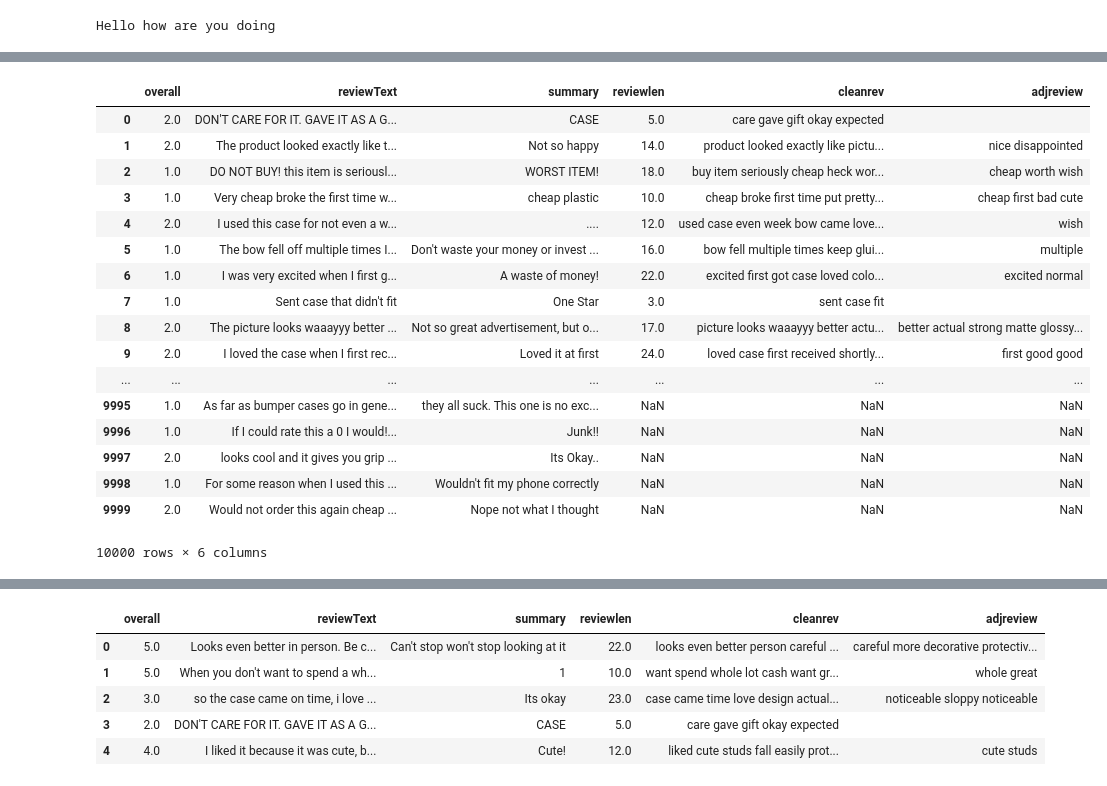
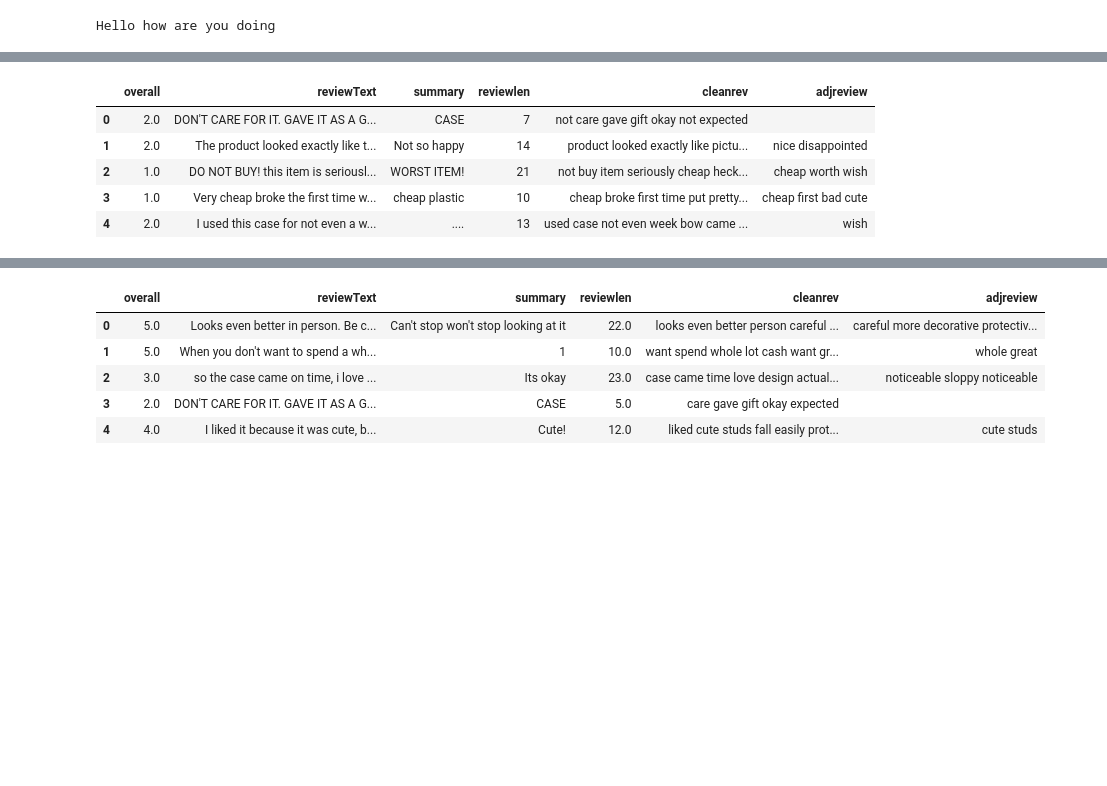
Before and after one commit to tapariaankit/SentimentAnalysis, a Jupyter notebook: ReviewAnalysis.ipynb, the cells around one changed output, grey strips where cells are left out. Cells and saved outputs as stored; diff of their text form; code cells hidden in the pictures; blank space fills up the shorter version.

```diff
--- a/ReviewAnalysis.ipynb
+++ b/ReviewAnalysis.ipynb
@@ -1,9 +1,11 @@
 # %%
 import nltk
-tokens = nltk.word_tokenize("DON'T CARE FOR IT. GAVE IT AS A GIFT AND THEY WERE OKAY WITH IT. JUST NOT WHAT I EXPECTED")
+tokens = nltk.word_tokenize(":)")
 print(nltk.pos_tag(tokens))
 
 pos = pd.DataFrame(pos_tag(tokens))
-pos = " ".join(list(pos[pos[1].str.contains("JJ")].iloc[:,0]))
+pos = " ".join(list(pos[pos[1].str.contains("JJ")].iloc[:,0])).split(" ")
+l2 = ["i","you","me"]
+pos = [x for x in pos if x not in l2]
 pos
 # %% [output]
@@ -94,8 +96,8 @@ df['overall'].value_counts()
 2.0     57153
 Name: overall, dtype: int64
 # %%
-df_negative_reviews = df[df['overall']<3].iloc[:10000]
-df_positive_reviews = df[df['overall']>3].iloc[:10000]
+df_negative_reviews = df[df['overall']<3].iloc[:100000]
+df_positive_reviews = df[df['overall']>3].iloc[:200000]
 # %%
 df_new = df.iloc[:100]
 # %%
@@ -144,16 +146,25 @@ def cleanme(txt):
     sent_expanded_contractions = expand_contractions(sent,contractions_dict)
     sent_expanded_contractions = re.sub(r'(?<=[.,])(?=[^\s])', r' ', sent_expanded_contractions)
     sent_without_punct = strip_punctuation(sent_expanded_contractions)
+#     transformed = re.sub(r'\b(?:not|never|no)\b[\w\s]+[^\w\s]',
+#        lambda match: re.sub(r'(\s+)(\w+)', r'\1not_\2', match.group(0)),
+#        sent_expanded_contractions,
+#        flags=re.IGNORECASE)
+#     sent_without_punct = "".join(c for c in transformed if c not in ('!','.',':','?'))
+
     TOKENIZER = RegexpTokenizer('(?u)\W+|\$[\d\.]+|\S+')
 #     wrds = TOKENIZER.tokenize(sent_without_punct)
     wrds = word_tokenize(sent_without_punct)
-
-    clwrds = [w for w in wrds if not w in stopwords.words('english')]
+    to_remove = ['no', 'not']
+    new_stopwords = set(stopwords.words('english')).difference(to_remove)
+    clwrds = [w for w in wrds if not w in new_stopwords]
     ln = len(clwrds)
-    pos = pd.DataFrame(pos_tag(wrds))
-    pos = (" ".join(list(pos[pos[1].str.contains("JJ")].iloc[:,0]))).split(" ")
-    l2 = ["i","you","me"]
-    pos = [x for x in pos if x not in l2]
-    pos
+    if ln>0:
+        pos = pd.DataFrame(pos_tag(wrds))
+        pos = (" ".join(list(pos[pos[1].str.contains("JJ")].iloc[:,0]))).split(" ")
+        l2 = ["i","you","me"]
+        pos = [x for x in pos if x not in l2]
+    else:
+        pos = [""]
     rt = [ln, " ".join(clwrds), " ".join(pos)]
     return(rt)
@@ -188,38 +206,26 @@ print(tmp.head())
 4  cute studs
 # %%
 tmp = list()
-for i in range(1000):
+for i in range(100000):
     tmp.append(cleanme(df_negative_reviews.iloc[i,:]['reviewText']))
 tmp = pd.DataFrame(tmp)
 tmp.columns = ['reviewlen', 'cleanrev', 'adjreview']
 
 (tmp.head())
 
 
 df_negative_reviews_new = df_negative_reviews.reset_index()
 # df_negative_reviews_new.drop(['reviewlen', 'cleanrev', 'adjreview'], axis=1, inplace=True)
 df_negative_reviews_new = pd.concat([df_negative_reviews_new,tmp], axis=1)
 df_negative_reviews_new = df_negative_reviews_new[['overall','reviewText','summary','reviewlen', 'cleanrev', 'adjreview']]
-df_negative_reviews_new
+df_negative_reviews_new.head()
 # %% [output]
 |  | overall | reviewText | summary | reviewlen | cleanrev | adjreview |
-| 0 | 2.0 | DON'T CARE FOR IT. GAVE IT AS A G... | CASE | 5.0 | care gave gift okay expected |  |
-| 1 | 2.0 | The product looked exactly like t... | Not so happy | 14.0 | product looked exactly like pictu... | nice disappointed |
-| 2 | 1.0 | DO NOT BUY! this item is seriousl... | WORST ITEM! | 18.0 | buy item seriously cheap heck wor... | cheap worth wish |
-| 3 | 1.0 | Very cheap broke the first time w... | cheap plastic | 10.0 | cheap broke first time put pretty... | cheap first bad cute |
-| 4 | 2.0 | I used this case for not even a w... | .... | 12.0 | used case even week bow came love... | wish |
-| 5 | 1.0 | The bow fell off multiple times I... | Don't waste your money or invest ... | 16.0 | bow fell multiple times keep glui... | multiple |
-| 6 | 1.0 | I was very excited when I first g... | A waste of money! | 22.0 | excited first got case loved colo... | excited normal |
-| 7 | 1.0 | Sent case that didn't fit | One Star | 3.0 | sent case fit |  |
-| 8 | 2.0 | The picture looks waaayyy better ... | Not so great advertisement, but o... | 17.0 | picture looks waaayyy better actu... | better actual strong matte glossy... |
-| 9 | 2.0 | I loved the case when I first rec... | Loved it at first | 24.0 | loved case first received shortly... | first good good |
-| ... | ... | ... | ... | ... | ... | ... |
-| 9995 | 1.0 | As far as bumper cases go in gene... | they all suck. This one is no exc... | NaN | NaN | NaN |
-| 9996 | 1.0 | If I could rate this a 0 I would!... | Junk!! | NaN | NaN | NaN |
-| 9997 | 2.0 | looks cool and it gives you grip ... | Its Okay.. | NaN | NaN | NaN |
-| 9998 | 1.0 | For some reason when I used this ... | Wouldn't fit my phone correctly | NaN | NaN | NaN |
-| 9999 | 2.0 | Would not order this again cheap ... | Nope not what I thought | NaN | NaN | NaN |
+| 0 | 2.0 | DON'T CARE FOR IT. GAVE IT AS A G... | CASE | 7 | not care gave gift okay not expected |  |
+| 1 | 2.0 | The product looked exactly like t... | Not so happy | 14 | product looked exactly like pictu... | nice disappointed |
+| 2 | 1.0 | DO NOT BUY! this item is seriousl... | WORST ITEM! | 21 | not buy item seriously cheap heck... | cheap worth wish |
+| 3 | 1.0 | Very cheap broke the first time w... | cheap plastic | 10 | cheap broke first time put pretty... | cheap first bad cute |
+| 4 | 2.0 | I used this case for not even a w... | .... | 13 | used case not even week bow came ... | wish |
-10000 rows × 6 columns
 # %%
 from nltk.stem import WordNetLemmatizer
 from nltk.stem import SnowballStemmer
```
Also changed, not shown: parts of 8 cells of this notebook, 1 other file.
